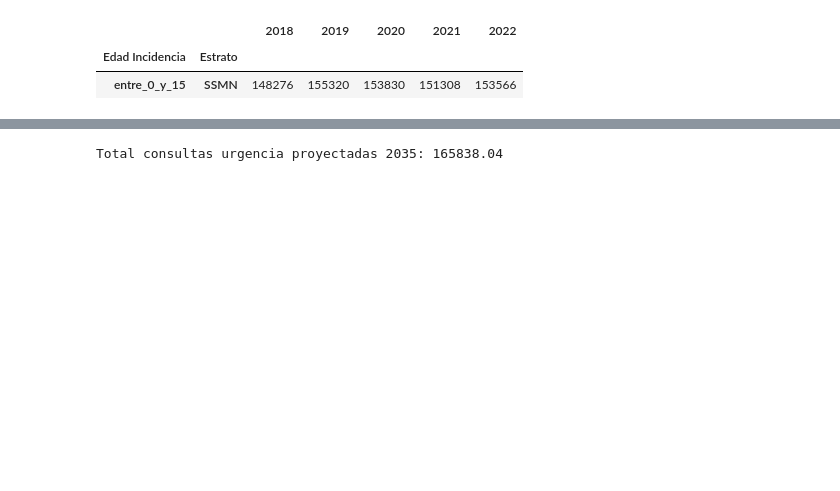
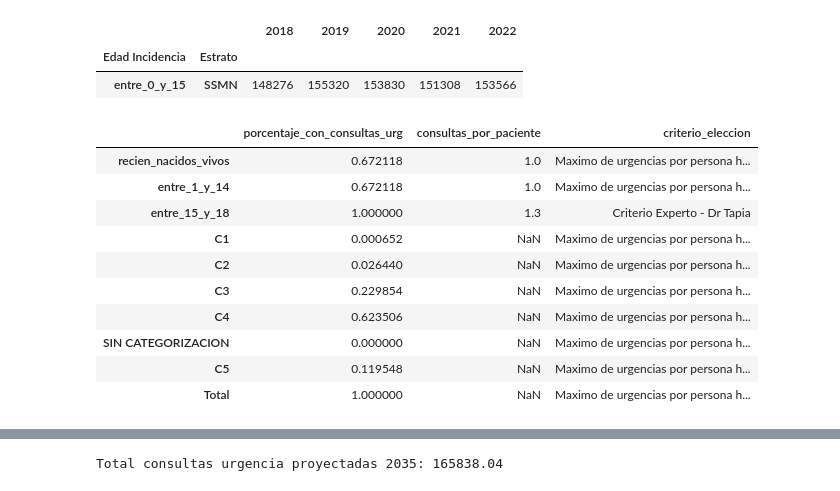
Before and after one commit to JavierRojas14/proyeccion-rdr, a Jupyter notebook: notebooks/5.0-jrb-emergency-unit.ipynb, the cells around one changed output, grey strips where cells are left out. Drawn from its saved outputs; the diff is of its cells as text; code cells hidden in the pictures; blank space fills up the shorter version.

```diff
--- a/notebooks/5.0-jrb-emergency-unit.ipynb
+++ b/notebooks/5.0-jrb-emergency-unit.ipynb
@@ -107,3 +85,17 @@ resumen_factores_elegidos = pd.DataFrame(
 
 # Concatena factores de categorizacion a las variables
 resumen_factores_elegidos = pd.concat([resumen_factores_elegidos, factores_categorizacion])
+# %%
+resumen_factores_elegidos
+# %% [output]
+|  | porcentaje_con_consultas_urg | consultas_por_paciente | criterio_eleccion |
+| recien_nacidos_vivos | 0.672118 | 1.0 | Maximo de urgencias por persona h... |
+| entre_1_y_14 | 0.672118 | 1.0 | Maximo de urgencias por persona h... |
+| entre_15_y_18 | 1.000000 | 1.3 | Criterio Experto - Dr Tapia |
+| C1 | 0.000652 | NaN | Maximo de urgencias por persona h... |
+| C2 | 0.026440 | NaN | Maximo de urgencias por persona h... |
+| C3 | 0.229854 | NaN | Maximo de urgencias por persona h... |
+| C4 | 0.623506 | NaN | Maximo de urgencias por persona h... |
+| SIN CATEGORIZACION | 0.000000 | NaN | Maximo de urgencias por persona h... |
+| C5 | 0.119548 | NaN | Maximo de urgencias por persona h... |
+| Total | 1.000000 | NaN | Maximo de urgencias por persona h... |
```
Also changed, not shown: parts of 11 cells of this notebook.
